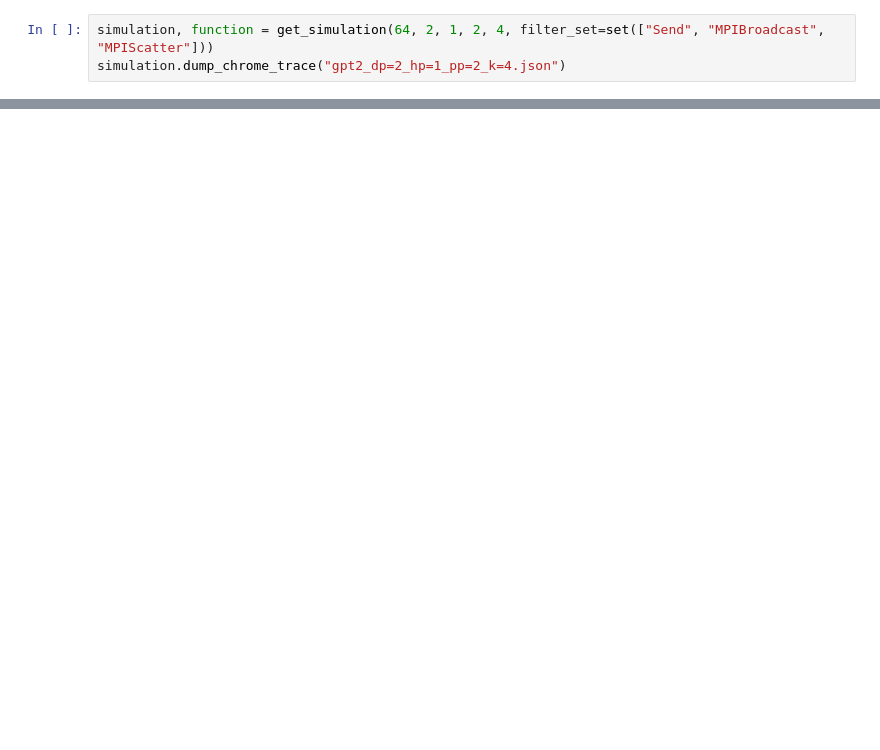
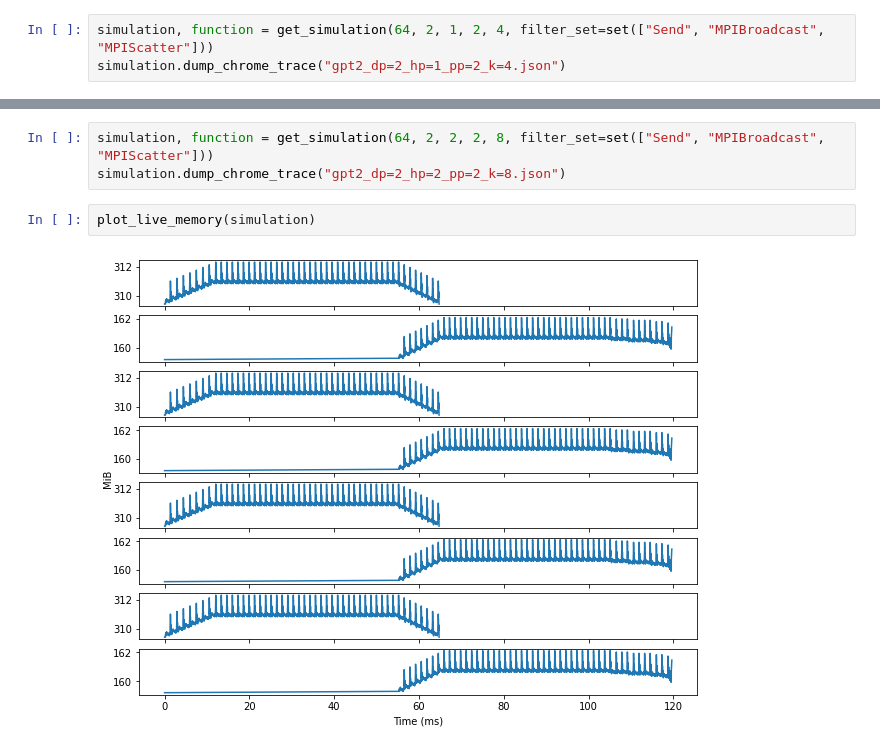
Before and after one commit to microsoft/dist-ir, a Jupyter notebook: notebooks/sosp21_results.ipynb, the cells around one changed output, grey strips where cells are left out. Cells and saved outputs as stored; diff of their text form; blank space fills up the shorter version.

```diff
--- a/notebooks/sosp21_results.ipynb
+++ b/notebooks/sosp21_results.ipynb
@@ -191,0 +196,7 @@ plot_live_memory(simulation)
+# %%
+simulation, function = get_simulation(64, 2, 2, 2, 8, filter_set=set(["Send", "MPIBroadcast", "MPIScatter"]))
+simulation.dump_chrome_trace("gpt2_dp=2_hp=2_pp=2_k=8.json")
+# %%
+plot_live_memory(simulation)
+# %% [output]
+[figure, added]
```
Also changed, not shown: parts of 8 cells of this notebook, 9 other files.
